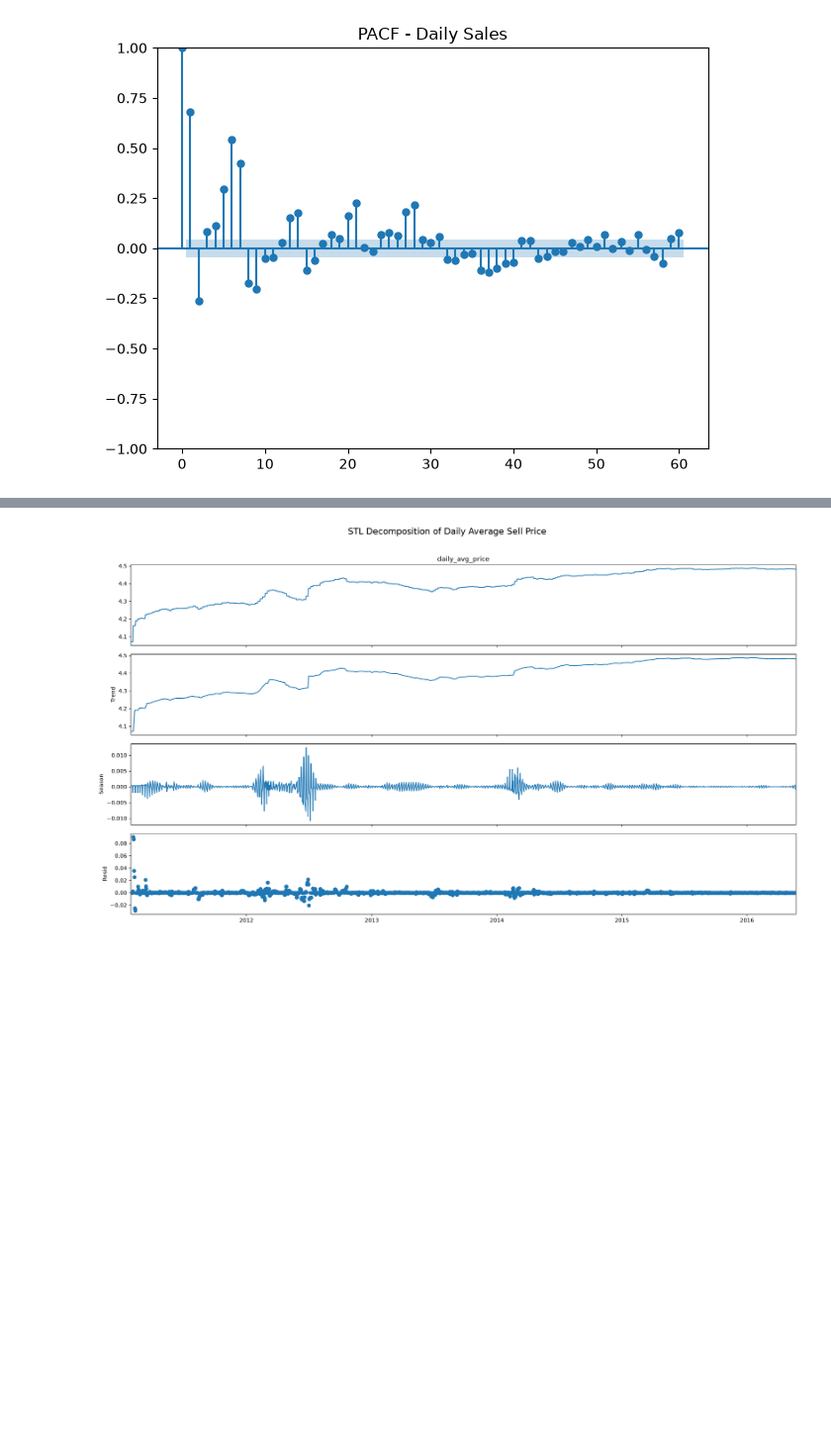
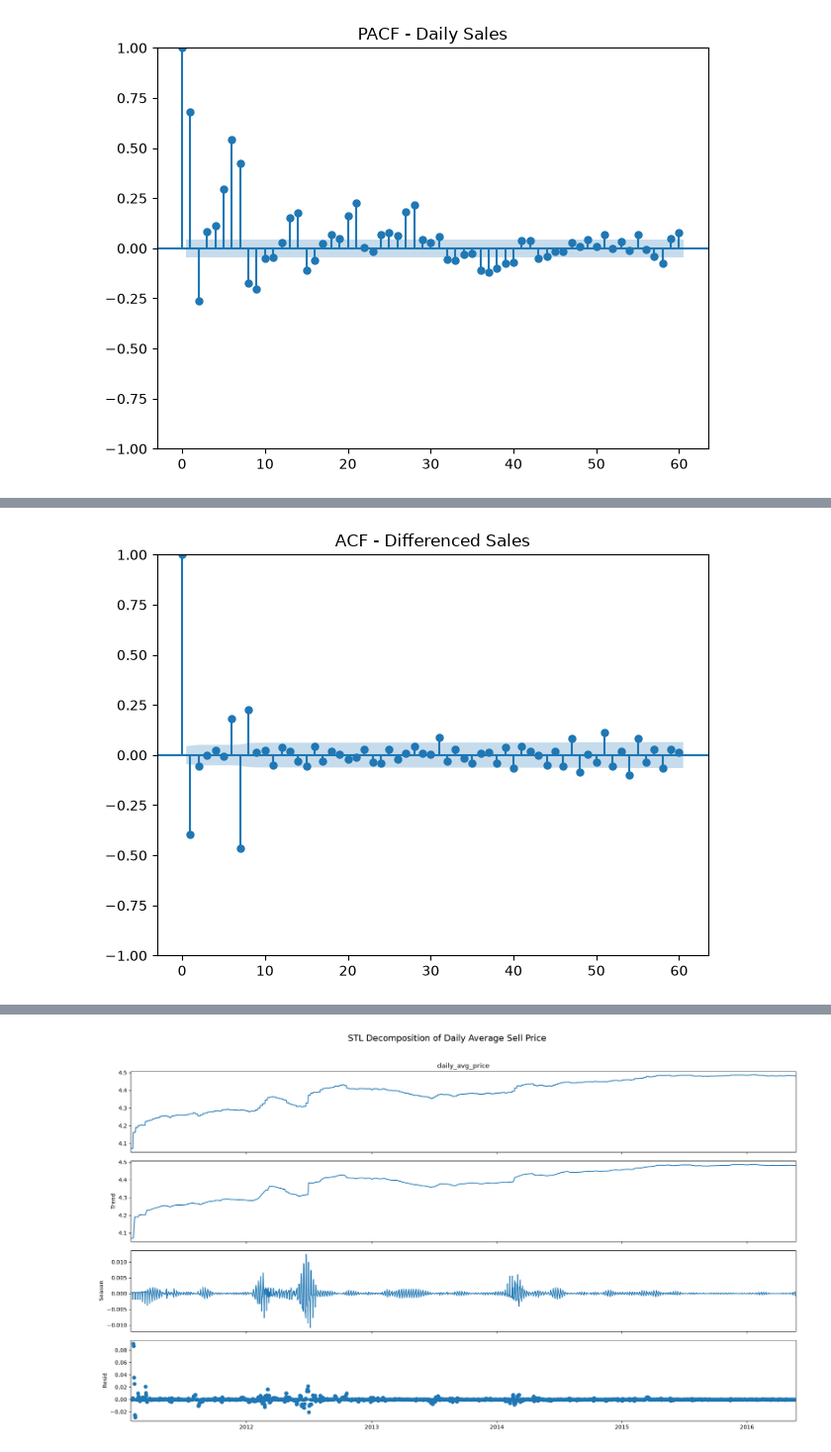
Before and after one commit to Thilokya03/Dynamic-Pricing---Inventory-Forecasting-Engine, a Jupyter notebook: notebooks/2.EDA.ipynb, the cells around one changed output, grey strips where cells are left out. Shown at 99% size. Drawn from its saved outputs; the diff is of its cells as text; code cells hidden in the pictures; blank space fills up the shorter version.

```diff
--- a/notebooks/2.EDA.ipynb
+++ b/notebooks/2.EDA.ipynb
@@ -417,0 +496,11 @@ plt.show()
+# %%
+plot_acf(
+    diff_both,
+    lags=60
+)
+
+plt.title("ACF - Differenced Sales")
+plt.tight_layout()
+plt.show()
+# %% [output]
+[figure, added]
```
Also changed, not shown: parts of 31 cells of this notebook, 1 other file.
